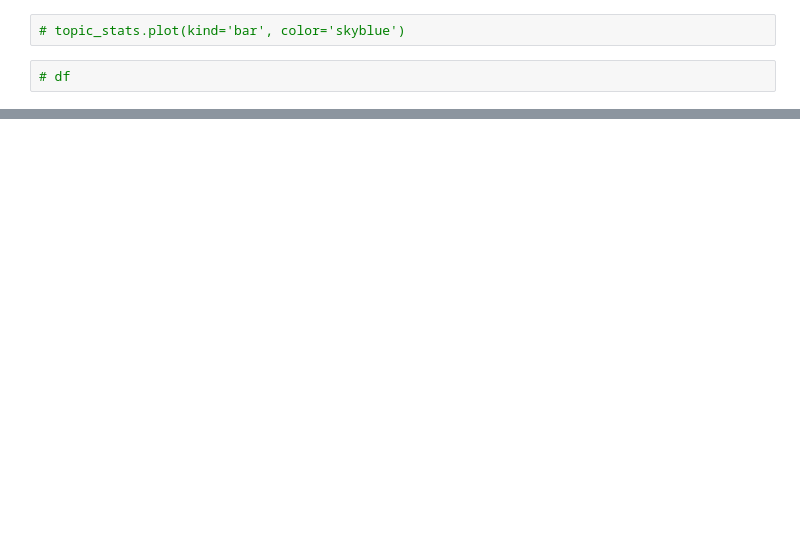
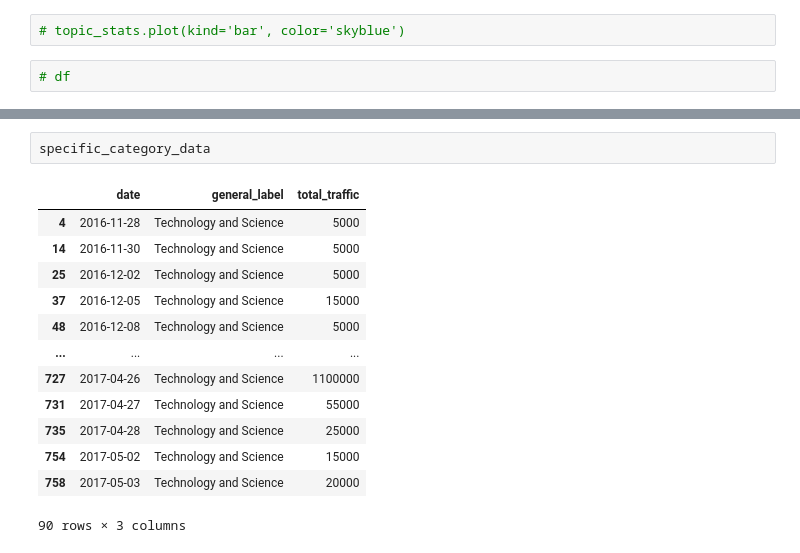
Before and after one commit to MohamedAlkurdi/Trends_prediction_model, a Jupyter notebook: Classification/classification_output_vis.ipynb, the cells around one changed output, grey strips where cells are left out. Drawn from its saved outputs; the diff is of its cells as text; blank space fills up the shorter version.

```diff
--- a/Classification/classification_output_vis.ipynb
+++ b/Classification/classification_output_vis.ipynb
@@ -89,0 +106,16 @@ See the caveats in the documentation: https://pandas.pydata.org/pandas-docs/stab
+# %%
+specific_category_data
+# %% [output]
+|  | date | general_label | total_traffic |
+| 4 | 2016-11-28 | Technology and Science | 5000 |
+| 14 | 2016-11-30 | Technology and Science | 5000 |
+| 25 | 2016-12-02 | Technology and Science | 5000 |
+| 37 | 2016-12-05 | Technology and Science | 15000 |
+| 48 | 2016-12-08 | Technology and Science | 5000 |
+| ... | ... | ... | ... |
+| 727 | 2017-04-26 | Technology and Science | 1100000 |
+| 731 | 2017-04-27 | Technology and Science | 55000 |
+| 735 | 2017-04-28 | Technology and Science | 25000 |
+| 754 | 2017-05-02 | Technology and Science | 15000 |
+| 758 | 2017-05-03 | Technology and Science | 20000 |
+90 rows × 3 columns
```
Also changed, not shown: parts of 5 cells of this notebook, 48 other files.
